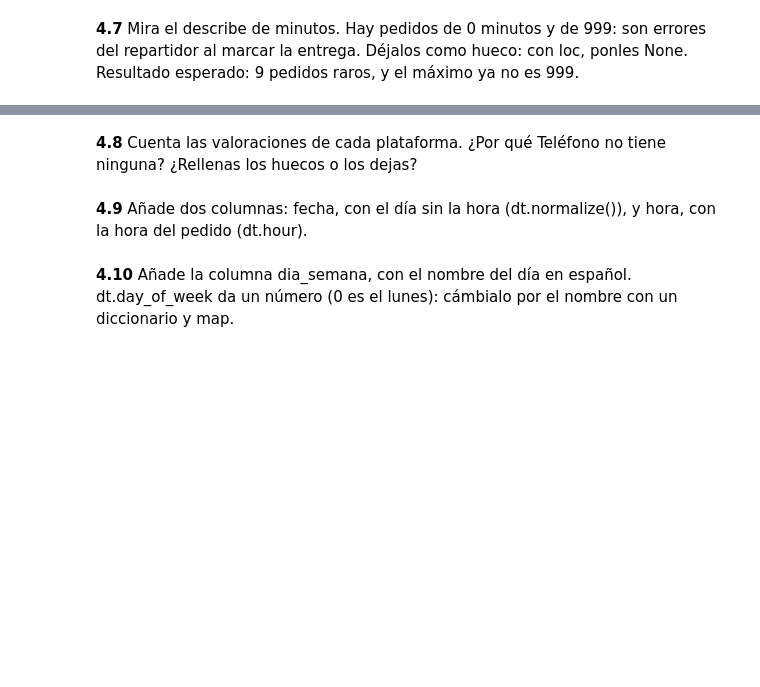
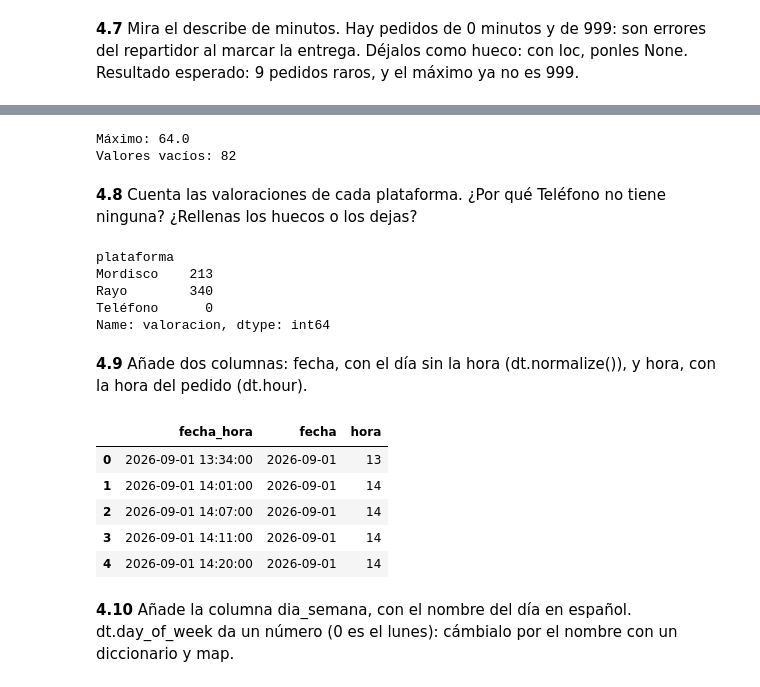
Before and after one commit to eripinor/practica_domicilio, a Jupyter notebook: a_domicilio.ipynb, the cells around one changed output, grey strips where cells are left out. Cells and saved outputs as stored; diff of their text form; code cells hidden in the pictures; blank space fills up the shorter version.

```diff
--- a/a_domicilio.ipynb
+++ b/a_domicilio.ipynb
@@ -334,2 +389,8 @@ Una cosa por celda. Después de cada cambio, comprueba que ha salido bien.
 # %% [markdown]
 **4.3** Pon el estado en minúsculas. Resultado esperado: 2 estados.
+# %%
+# Convertir todos los estados a minúsculas
+pedidos["estado"] = pedidos["estado"].str.lower()
+
+# Comprobar los estados y sus frecuencias
+pedidos["estado"].value_counts()
@@ -337,0 +406,18 @@ Una cosa por celda. Después de cada cambio, comprueba que ha salido bien.
+# %%
+# Quitar espacios sobrantes y convertir los nombres a minúsculas
+pedidos["barrio"] = pedidos["barrio"].str.strip().str.lower()
+
+# Definir las equivalencias para unificar los nombres de los barrios
+barrios = {
+    "chamberi": "chamberí",
+    "malasana": "malasaña",
+    "arguelles": "argüelles",
+    "barrio de salamanca": "salamanca",
+    "lavapies": "lavapiés"
+}
+
+# Sustituir las variantes y poner la primera letra en mayúscula
+pedidos["barrio"] = pedidos["barrio"].replace(barrios).str.capitalize()
+
+# Comprobar los barrios y sus frecuencias
+pedidos["barrio"].value_counts()
@@ -339,0 +443,6 @@ Una cosa por celda. Después de cada cambio, comprueba que ha salido bien.
+# %%
+# Eliminar los pedidos duplicados ignorando la columna id
+pedidos = pedidos[~pedidos.drop(columns="id").duplicated()]
+
+# Comprobar las dimensiones de la tabla después de eliminar duplicados
+pedidos.shape
@@ -340,2 +451,8 @@ Una cosa por celda. Después de cada cambio, comprueba que ha salido bien.
 # %% [markdown]
 **4.6** Si la propina está vacía, es que no dejaron. Rellena esos huecos con 0.
+# %%
+# Rellenar los valores vacíos de propina con 0
+pedidos["propina"] = pedidos["propina"].fillna(0)
+
+# Comprobar que no quedan valores vacíos
+pedidos["propina"].isna().sum()
@@ -344,2 +479,24 @@ Una cosa por celda. Después de cada cambio, comprueba que ha salido bien.
+# %%
+# Sustituir los tiempos incorrectos por valores vacíos
+pedidos.loc[
+    (pedidos["minutos"] == 0) | (pedidos["minutos"] == 999),
+    "minutos"
+] = None
+
+# Comprobar el máximo y los valores vacíos
+print("Máximo:", pedidos["minutos"].max())
+print("Valores vacíos:", pedidos["minutos"].isna().sum())
+# %% [output]
+Máximo: 64.0
+Valores vacíos: 82
 # %% [markdown]
 **4.8** Cuenta las valoraciones de cada plataforma. ¿Por qué Teléfono no tiene ninguna? ¿Rellenas los huecos o los dejas?
+# %%
+# Contar las valoraciones disponibles de cada plataforma
+pedidos.groupby("plataforma")["valoracion"].count()
+# %% [output]
+plataforma
+Mordisco    213
+Rayo        340
+Teléfono      0
+Name: valoracion, dtype: int64
@@ -346,4 +506,20 @@ Una cosa por celda. Después de cada cambio, comprueba que ha salido bien.
 # %% [markdown]
 **4.9** Añade dos columnas: fecha, con el día sin la hora (dt.normalize()), y hora, con la hora del pedido (dt.hour).
+# %%
+# Crear una columna con la fecha sin la hora
+pedidos["fecha"] = pedidos["fecha_hora"].dt.normalize()
+
+# Crear una columna con la hora del pedido
+pedidos["hora"] = pedidos["fecha_hora"].dt.hour
+
+# Mostrar las nuevas columnas
+pedidos[["fecha_hora", "fecha", "hora"]].head()
+# %% [output]
+|  | fecha_hora | fecha | hora |
+| 0 | 2026-09-01 13:34:00 | 2026-09-01 | 13 |
+| 1 | 2026-09-01 14:01:00 | 2026-09-01 | 14 |
+| 2 | 2026-09-01 14:07:00 | 2026-09-01 | 14 |
+| 3 | 2026-09-01 14:11:00 | 2026-09-01 | 14 |
+| 4 | 2026-09-01 14:20:00 | 2026-09-01 | 14 |
 # %% [markdown]
 **4.10** Añade la columna dia_semana, con el nombre del día en español. dt.day_of_week da un número (0 es el lunes): cámbialo por el nombre con un diccionario y map.
```
Also changed, not shown: parts of 23 cells of this notebook.
